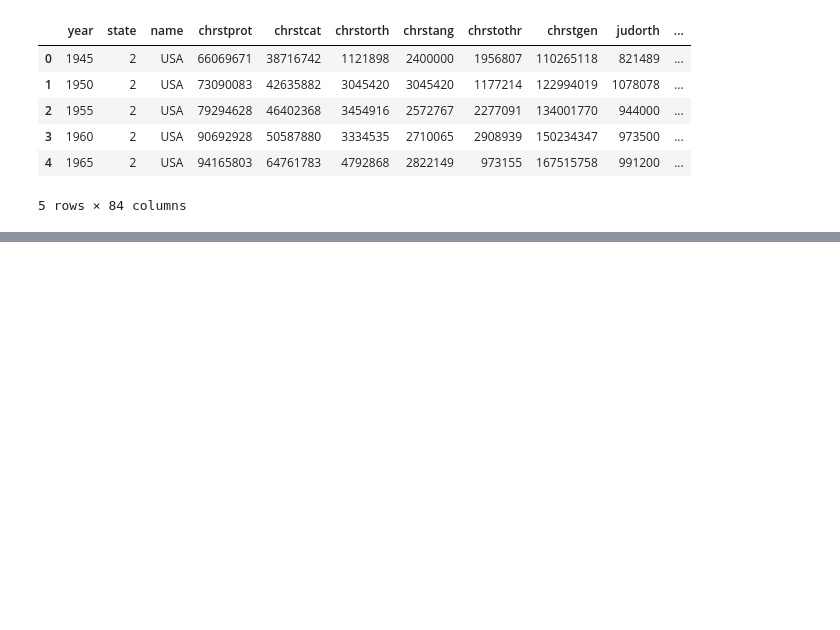
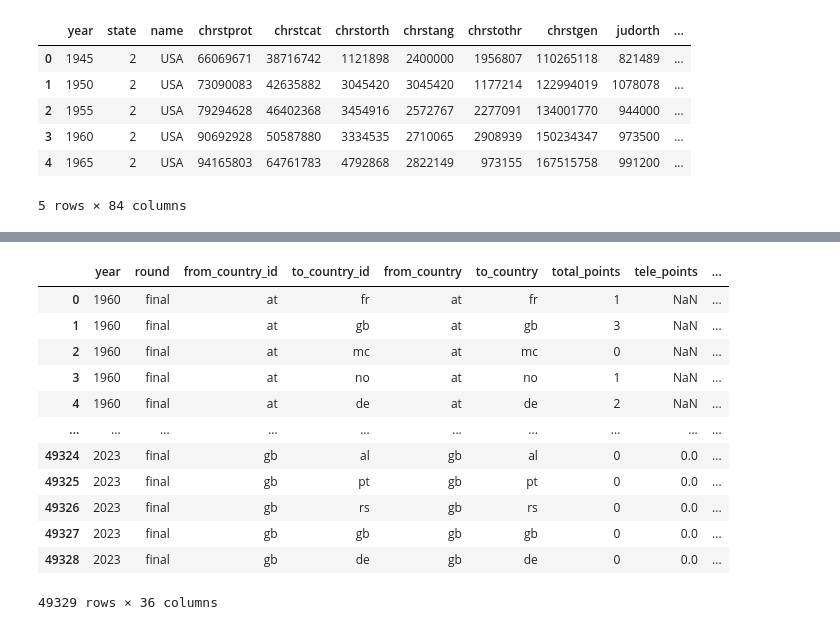
Before and after one commit to kluedemann/eurovision-voting-analysis, a Jupyter notebook: src/data_processing.ipynb, the cells around one changed output, grey strips where cells are left out. Drawn from its saved outputs; the diff is of its cells as text; code cells hidden in the pictures; blank space fills up the shorter version.

```diff
--- a/src/data_processing.ipynb
+++ b/src/data_processing.ipynb
@@ -210,0 +245,22 @@ test_merged
+# %%
+# Filter for European capitals (manually or with an additional dataset)
+european_capitals = countries["capital"]
+
+european_cities = cities[cities['name'].isin(european_capitals)]
+
+# Reproject to a metric CRS (EPSG:3035)
+european_cities = european_cities.to_crs(epsg=3035)
+
+# Compute pairwise distances
+distances = european_cities.geometry.apply(
+    lambda city: european_cities.distance(city)
+)
+distance_df = pd.DataFrame(distances.values.tolist(),
+                           index=european_cities['name'],
+                           columns=european_cities['name'])
+distance_df_km = distance_df / 1000
+# %%
+distance_stack = distance_df_km.stack().rename("distance").to_frame()
+distance_stack.index = distance_stack.index.rename(["from", "to"])
+distance_stack = distance_stack.reset_index()
+distance_stack
@@ -210,0 +281,18 @@ test_merged
+# %%
+vote_dists = merged_2.merge(distance_stack, left_on=["capital_from", "capital_to"], right_on=["from", "to"], how="left")
+vote_dists = vote_dists.drop(["from", "to"], axis=1)
+vote_dists
+# %% [output]
+|  | year | round | from_country_id | to_country_id | from_country | to_country | total_points | tele_points | ... |
+| 0 | 1960 | final | at | fr | at | fr | 1 | NaN | ... |
+| 1 | 1960 | final | at | gb | at | gb | 3 | NaN | ... |
+| 2 | 1960 | final | at | mc | at | mc | 0 | NaN | ... |
+| 3 | 1960 | final | at | no | at | no | 1 | NaN | ... |
+| 4 | 1960 | final | at | de | at | de | 2 | NaN | ... |
+| ... | ... | ... | ... | ... | ... | ... | ... | ... | ... |
+| 49324 | 2023 | final | gb | al | gb | al | 0 | 0.0 | ... |
+| 49325 | 2023 | final | gb | pt | gb | pt | 0 | 0.0 | ... |
+| 49326 | 2023 | final | gb | rs | gb | rs | 0 | 0.0 | ... |
+| 49327 | 2023 | final | gb | gb | gb | gb | 0 | 0.0 | ... |
+| 49328 | 2023 | final | gb | de | gb | de | 0 | 0.0 | ... |
+49329 rows × 36 columns
```
Also changed, not shown: parts of 18 cells of this notebook.
